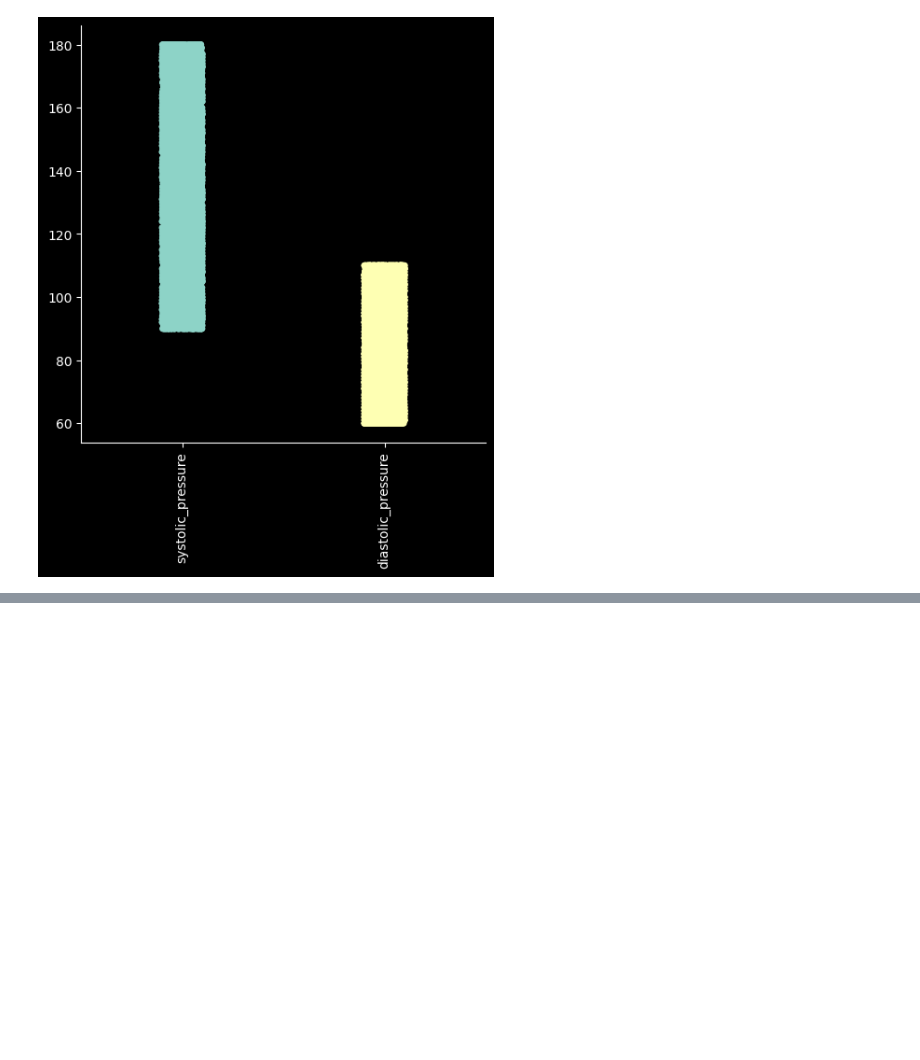
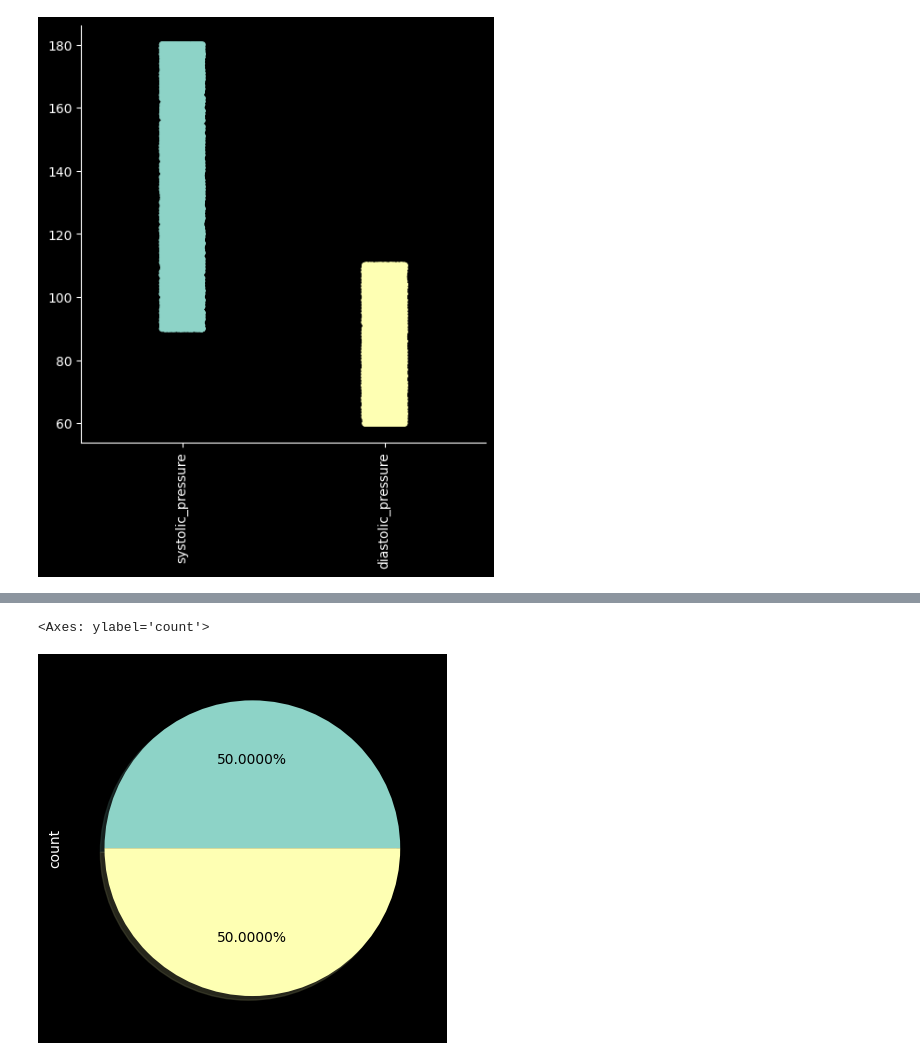
Before and after one commit to alperrkilic/heart-attack-prediction, a Jupyter notebook: heart-attack-prediction.ipynb, the cells around one changed output, grey strips where cells are left out. Saved outputs shown, nothing was run; the diff lists cells and outputs as text; code cells hidden in the pictures; blank space fills up the shorter version.

```diff
--- a/heart-attack-prediction.ipynb
+++ b/heart-attack-prediction.ipynb
@@ -719 +779,6 @@ plt.show()
+# %%
+balanced_df['Heart Attack Risk'].value_counts().plot.pie(autopct="%1.4f%%",labels=["Risk","Not Risk"], shadow=True,textprops={'color': 'black'})
+# %% [output]
+<Axes: ylabel='count'>
+[figure, added]
 # %%
```
Also changed, not shown: parts of 19 cells of this notebook, 1 other file.
